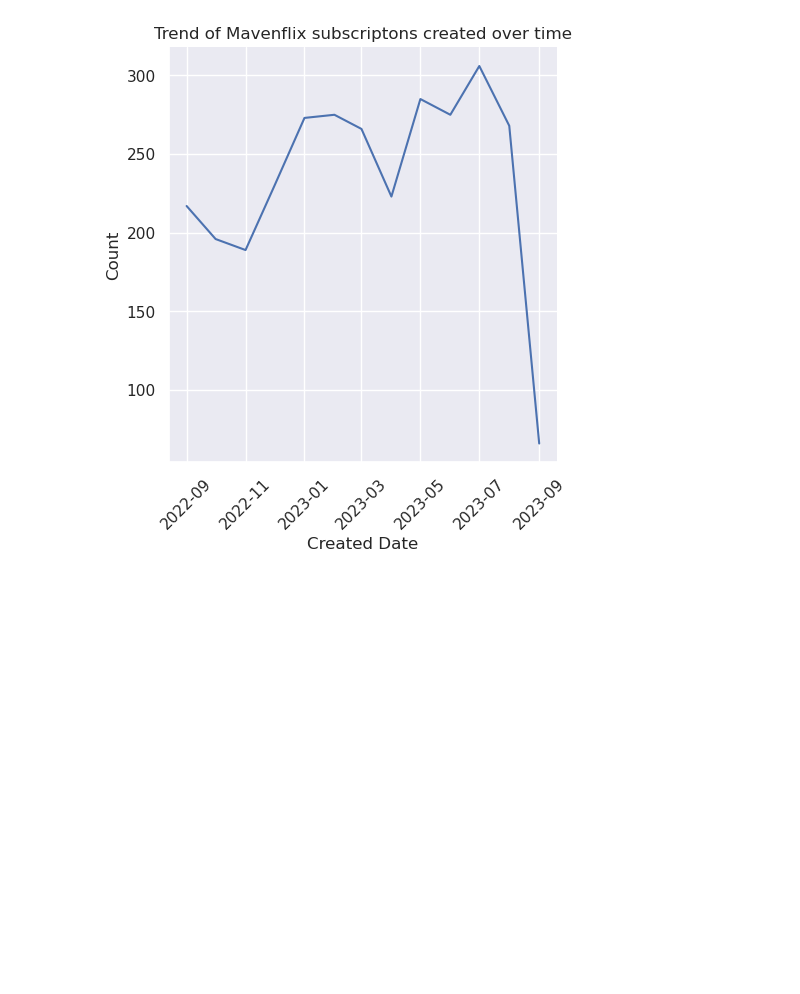
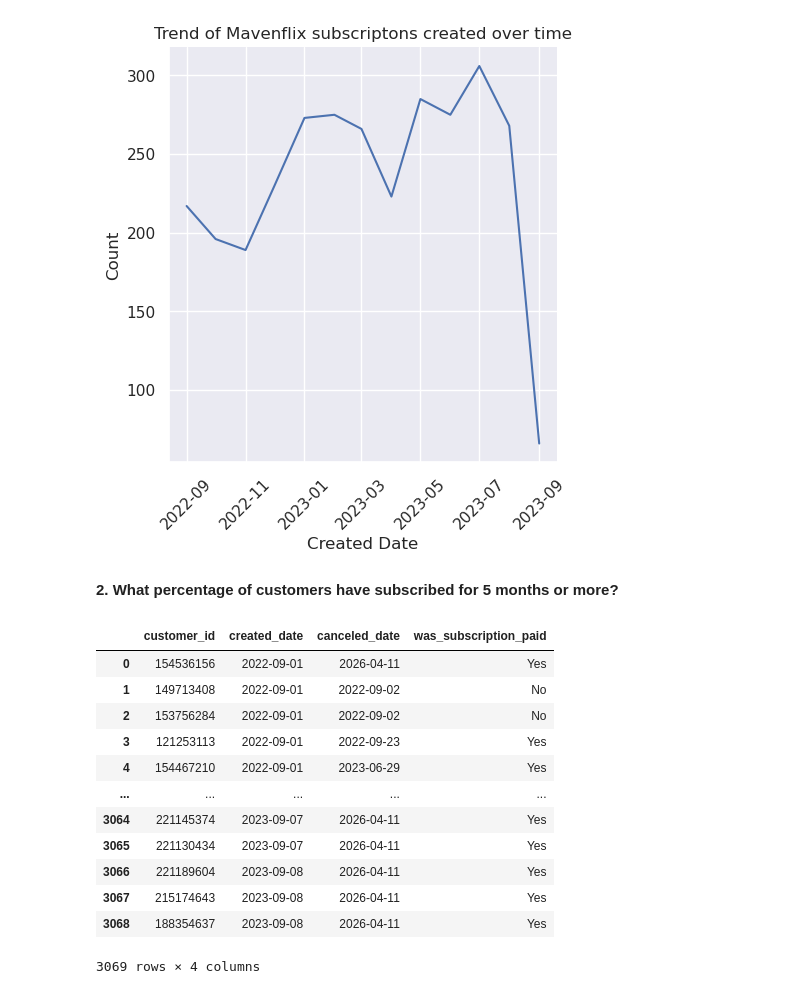
Before and after one commit to kjeshang/KunalMavenAnalyticsDataPlayground, a Jupyter notebook: Streaming_Video_Subscriptions/Analysis.ipynb, the cells around one changed output. Saved outputs shown, nothing was run; the diff lists cells and outputs as text; code cells hidden in the pictures; blank space fills up the shorter version.

```diff
--- a/Streaming_Video_Subscriptions/Analysis.ipynb
+++ b/Streaming_Video_Subscriptions/Analysis.ipynb
@@ -89,3 +89,33 @@ def trendOfSubscriptionsOverTime(data):
 trendOfSubscriptionsOverTime(df)
 # %% [output]
 [figure]
+# %% [markdown]
+**2. What percentage of customers have subscribed for 5 months or more?**
+# %%
+def customerSubscriptionDuration(data):
+    dff = data.copy();
+    dff = dff[['customer_id','created_date','canceled_date','was_subscription_paid']];
+    effectiveDate = pd.Timestamp.now();
+    dff['canceled_date'] = dff['canceled_date'].fillna(effectiveDate);
+    for col in ['created_date','canceled_date']:
+        dff[col] = pd.to_datetime(dff[col]);
+        dff[col] = dff[col].dt.strftime('%Y-%m-%d');
+    return dff;
+
+
+
+customerSubscriptionDuration(df)
+# %% [output]
+|  | customer_id | created_date | canceled_date | was_subscription_paid |
+| 0 | 154536156 | 2022-09-01 | 2026-04-11 | Yes |
+| 1 | 149713408 | 2022-09-01 | 2022-09-02 | No |
+| 2 | 153756284 | 2022-09-01 | 2022-09-02 | No |
+| 3 | 121253113 | 2022-09-01 | 2022-09-23 | Yes |
+| 4 | 154467210 | 2022-09-01 | 2023-06-29 | Yes |
+| ... | ... | ... | ... | ... |
+| 3064 | 221145374 | 2023-09-07 | 2026-04-11 | Yes |
+| 3065 | 221130434 | 2023-09-07 | 2026-04-11 | Yes |
+| 3066 | 221189604 | 2023-09-08 | 2026-04-11 | Yes |
+| 3067 | 215174643 | 2023-09-08 | 2026-04-11 | Yes |
+| 3068 | 188354637 | 2023-09-08 | 2026-04-11 | Yes |
+3069 rows × 4 columns
```
